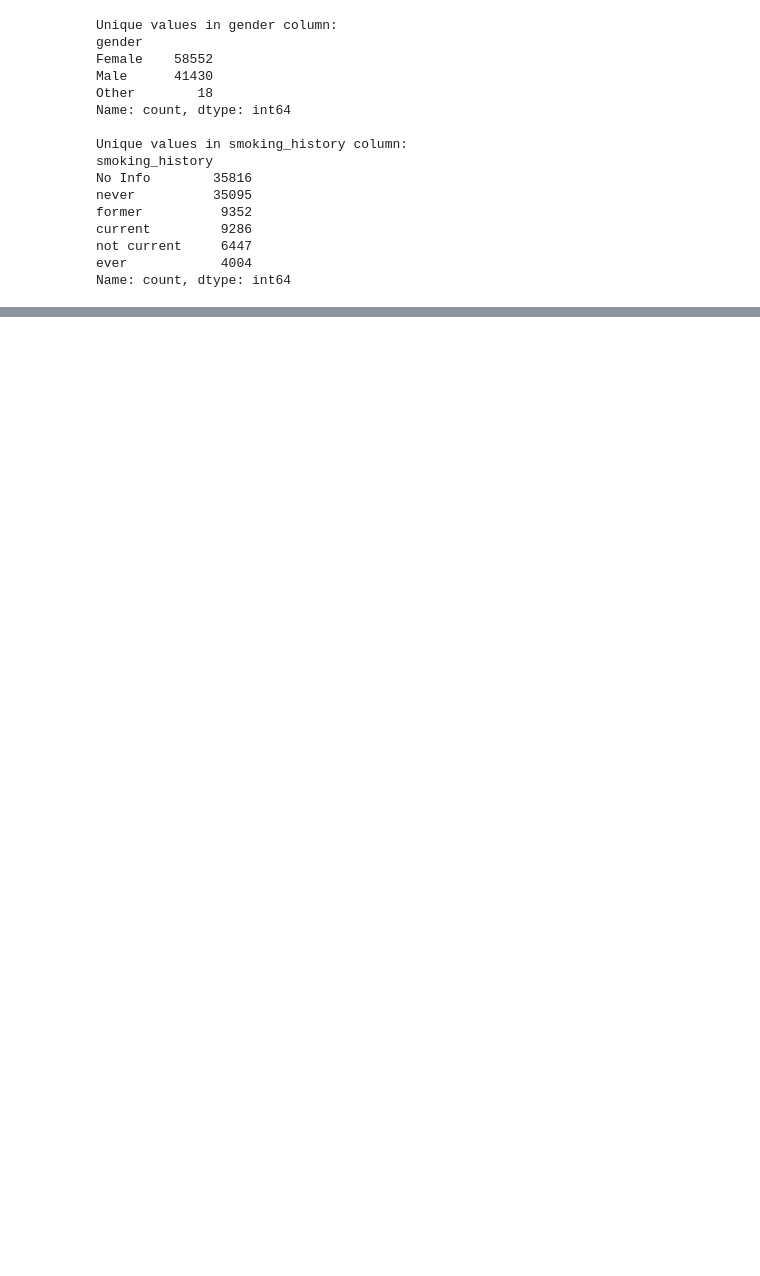
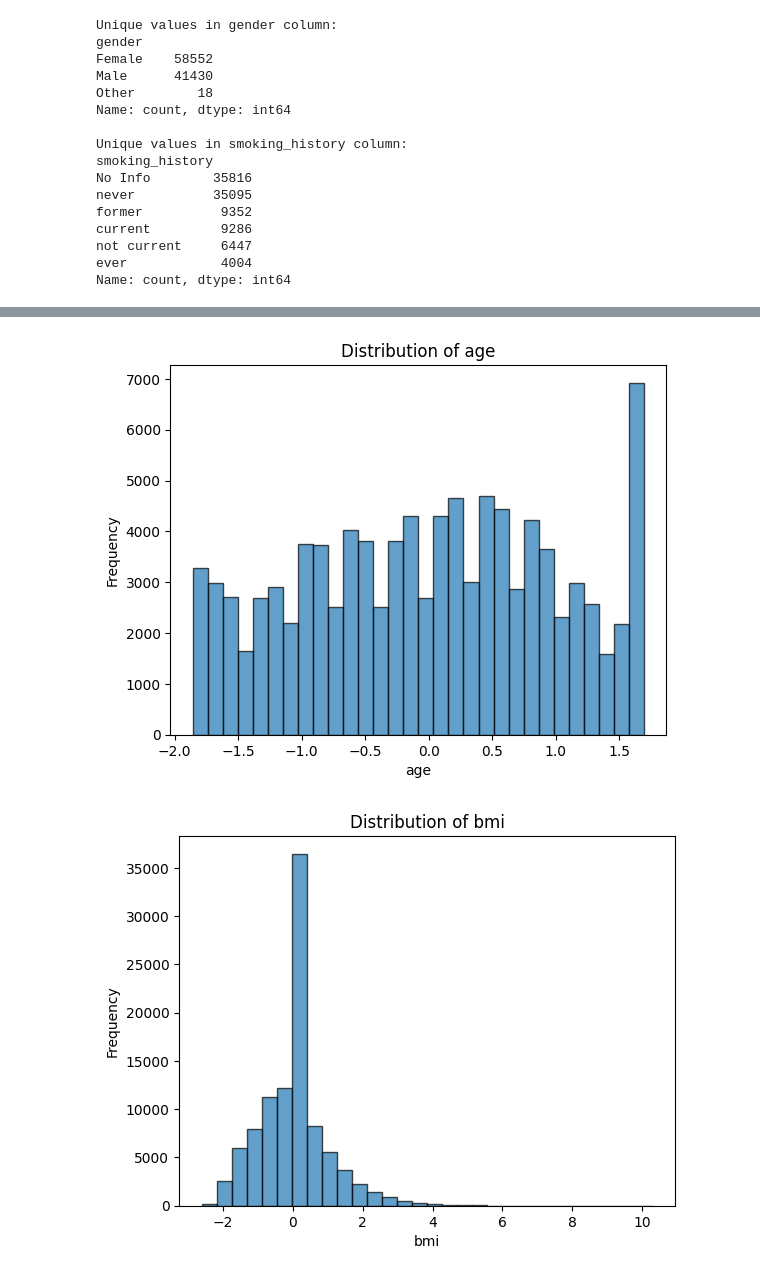
Before and after one commit to premdevarapalli/ai-collection, a Jupyter notebook: Diabetes_prediction.ipynb, the cells around one changed output, grey strips where cells are left out. Drawn from its saved outputs; the diff is of its cells as text; code cells hidden in the pictures; blank space fills up the shorter version.

```diff
--- a/Diabetes_prediction.ipynb
+++ b/Diabetes_prediction.ipynb
@@ -99,3 +103,26 @@ current         9286
 not current     6447
 ever            4004
 Name: count, dtype: int64
+# %%
+from sklearn.preprocessing import StandardScaler, LabelEncoder
+
+# Create copies of the data for preprocessing
+data_preprocessed = data.copy()
+
+# Encoding categorical variables
+# Encode 'gender' with Label Encoding
+label_encoder = LabelEncoder()
+data_preprocessed['gender'] = label_encoder.fit_transform(data_preprocessed['gender'])
+
+# One-Hot Encoding for 'smoking_history' (to preserve all categories, including "No Info")
+data_preprocessed = pd.get_dummies(data_preprocessed, columns=['smoking_history'], drop_first=True)
+
+# Normalizing continuous variables
+scaler = StandardScaler()
+data_preprocessed[['age', 'bmi', 'HbA1c_level', 'blood_glucose_level']] = scaler.fit_transform(
+    data_preprocessed[['age', 'bmi', 'HbA1c_level', 'blood_glucose_level']]
+)
+
+# Display the preprocessed data head to confirm changes
+data_preprocessed_head = data_preprocessed.head()
+data_preprocessed_head
@@ -101,0 +136,17 @@ Name: count, dtype: int64
+# %%
+import matplotlib.pyplot as plt
+
+# Setting up plots for univariate analysis of numerical features
+numerical_features = ['age', 'bmi', 'HbA1c_level', 'blood_glucose_level']
+
+# Plot histograms for each numerical feature
+for feature in numerical_features:
+    plt.figure()
+    plt.hist(data_preprocessed[feature], bins=30, edgecolor='k', alpha=0.7)
+    plt.title(f'Distribution of {feature}')
+    plt.xlabel(feature)
+    plt.ylabel('Frequency')
+    plt.show()
+# %% [output]
+[figure, added]
+[figure, added]
```
Also changed, not shown: parts of 17 cells of this notebook.
